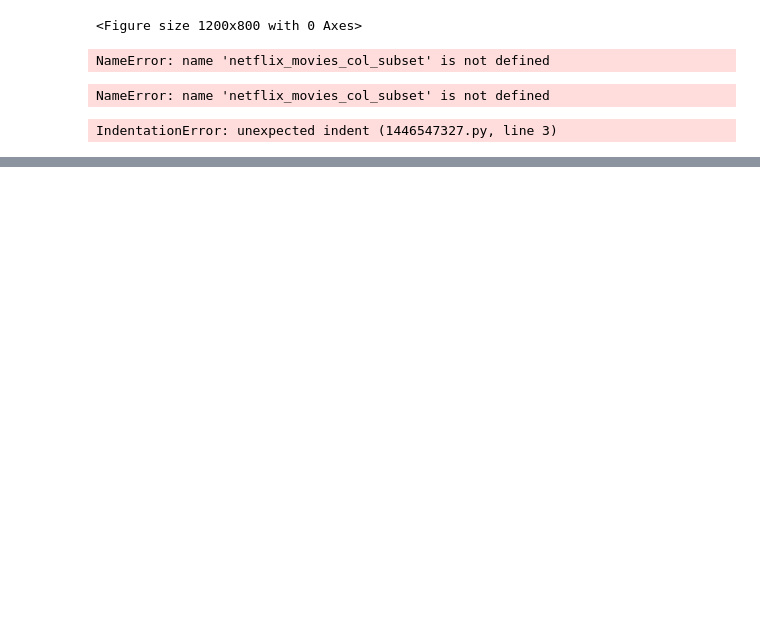
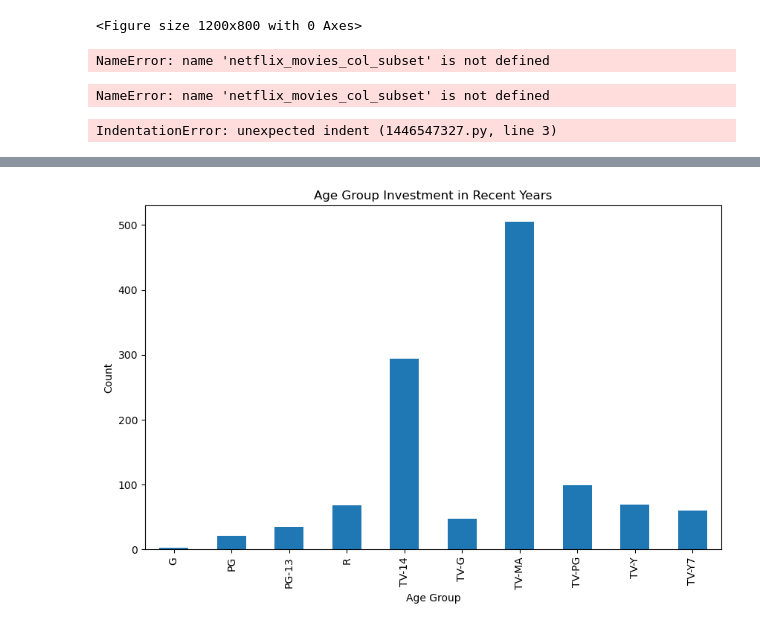
Before and after one commit to Mahmoudchebaane/projet-analyse, a Jupyter notebook: Index.ipynb, the cells around one changed output, grey strips where cells are left out. Drawn from its saved outputs; the diff is of its cells as text; code cells hidden in the pictures; blank space fills up the shorter version.

```diff
--- a/Index.ipynb
+++ b/Index.ipynb
@@ -414,0 +430,10 @@ IndentationError: unexpected indent (1446547327.py, line 3)
+# %%
+age_counts = recent_subset['rating'].value_counts().sort_index()
+plt.figure(figsize=(10, 6))
+age_counts.plot(kind='bar')
+plt.title('Age Group Investment in Recent Years')
+plt.xlabel('Age Group')
+plt.ylabel('Count')
+plt.show()
+# %% [output]
+[figure, added]
```
Also changed, not shown: parts of 3 cells of this notebook, 3 other files.
